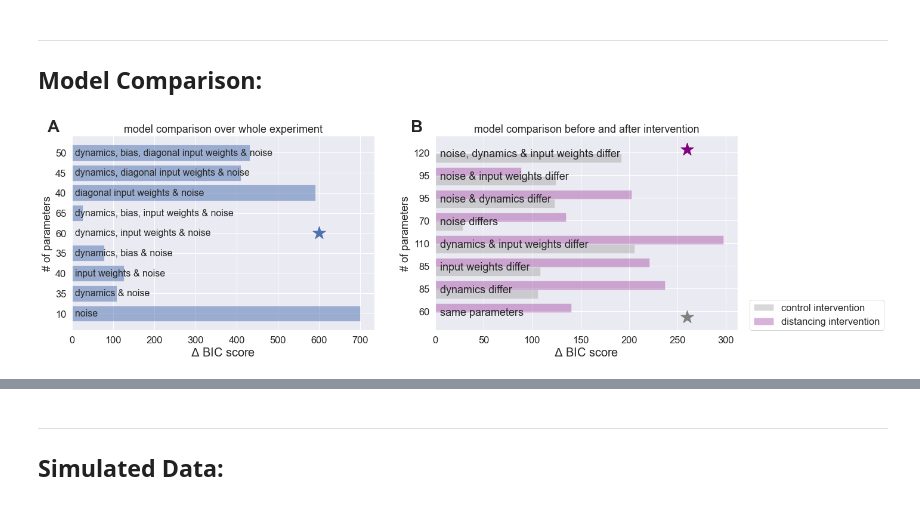
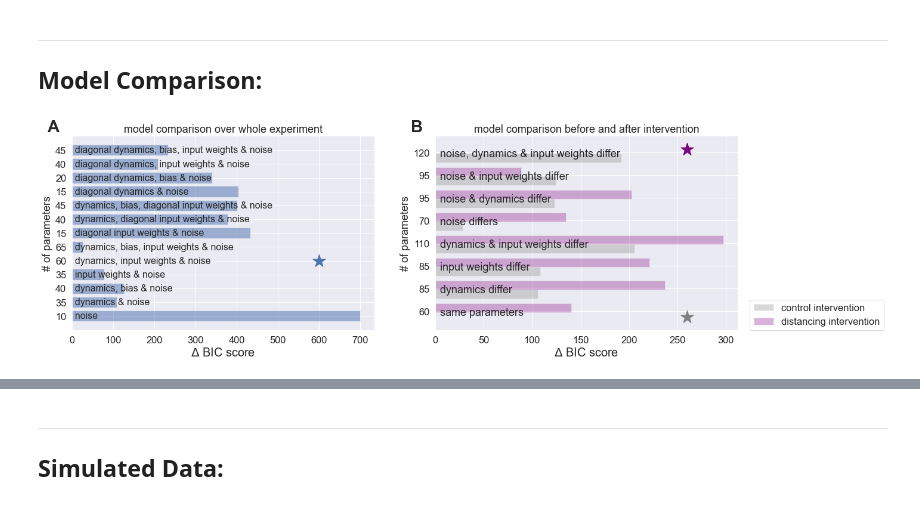
Before and after one commit to huyslab/emotioncon_public, a Jupyter notebook: analyses/paper_plots.ipynb, the cells around one changed output, grey strips where cells are left out. Saved outputs shown, nothing was run; the diff lists cells and outputs as text; code cells hidden in the pictures.

```diff
--- a/analyses/paper_plots.ipynb
+++ b/analyses/paper_plots.ipynb
@@ -24,7 +24,7 @@ aux = auxiliary.Auxiliary()
 mood_categories = ['disgusted', 'amused', 'calm', 'anxious', 'sad']  # Define the mood categories as a list
 group_label = ['control', 'distancing'] # Define the group label as a list
 filepath = '../'  # Specify the file path
-savefig = True
+savefig = False
 palette= {2: "plum", 3: "purple", 0: "lightgrey", 1: "grey"}
 # %%
 # Load data from a numpy file
@@ -58,15 +58,19 @@ Model Comparison:
 # Function to plot BIC scores for model comparison
 def bic_plot(fig,axs,plot_number):
 
-    fitting_labels = [['dynamics, bias, diagonal input weights & noise', \
-                      'dynamics, diagonal input weights & noise', \
-                      'diagonal input weights & noise', \
-                      'dynamics, bias, input weights & noise', \
-                      'dynamics, input weights & noise', \
-                      'dynamics, bias & noise', \
-                      'input weights & noise', \
-                      'dynamics & noise', \
-                      'noise'],
+    fitting_labels = [['diagonal dynamics, bias, input weights & noise', \
+                  'diagonal dynamics, input weights & noise', \
+                  'diagonal dynamics, bias & noise', \
+                  'diagonal dynamics & noise', \
+                  'dynamics, bias, diagonal input weights & noise', \
+                  'dynamics, diagonal input weights & noise', \
+                  'diagonal input weights & noise', \
+                  'dynamics, bias, input weights & noise', \
+                  'dynamics, input weights & noise', \
+                  'input weights & noise', \
+                  'dynamics, bias & noise', \
+                  'dynamics & noise', \
+                  'noise'],
                      ['noise, dynamics & input weights differ', \
                       'noise & input weights differ', \
                       'noise & dynamics differ', \
@@ -86,13 +90,13 @@ def bic_plot(fig,axs,plot_number):
     # calculate AIC and BIC
     Ndatapoints = np.prod(np.shape(mood_ratings)[:2])
     aic, bic = emo.AICBIC_calc(np.nanmean(ll_all_subjects,axis=1), Ndatapoints*np.ones(len(data[0]['ll'])), \
-                    np.array([10, 35, 40, 35, 60, 65, 40, 45, 50]))
+                    np.array([10, 35, 40, 35, 60, 65, 15, 40, 45, 15, 20, 40, 45]))
     bic_whole = bic
     b = axs[0].barh(np.arange(len(bic_whole)), np.squeeze(np.array(bic_whole - min(bic_whole))), \
                     align='center', alpha=0.5)
     axs[0].set_yticks(range(len(data[0]['ll'])))
     axs[0].set_yticks(range(len(fitting_labels[0])))
-    axs[0].set_yticklabels([10, 35, 40, 35, 60, 65, 40, 45, 50])
+    axs[0].set_yticklabels([10, 35, 40, 35, 60, 65, 15, 40, 45, 15, 20, 40, 45])
     axs[0].set_ylabel('# of parameters')
     axs[0].set_xlabel('$\Delta$ BIC score', fontsize=20);
     for bar, label in zip(axs[0].patches, fitting_labels[0][::-1]):
@@ -107,31 +111,31 @@ def bic_plot(fig,axs,plot_number):
     # loglikelihood
     ll_all_subjects = np.empty((len(data[0]['ll_split']),Nsj))
     for i in range(Nsj):
         ll_all_subjects[:,i] = data[i]['ll_split']
     width = 0.4
     for i in range(2):
         aic, bic = emo.AICBIC_calc(np.nanmean(ll_all_subjects[:,df['randomized_condition']==i],axis=1), \
                                    Ndatapoints*np.ones(len(data[0]['ll_split'])), \
                     np.array([60, 85, 85, 110, 70, 95, 95, 120]))
         b = axs[1].barh(np.arange(len(bic)) + i*width, np.squeeze(np.array(bic - min(bic))), width, \
                 align='center', alpha=0.3, label=condition_label[i], color=palette[1+(i*2)])
         axs[1].scatter(260, np.where(np.squeeze(np.array(bic - min(bic)))==0)[0]+i*width, \
                    marker = '*', s=500, color=b.patches[0].get_facecolor()[:-1])
     axs[1].set_xlabel('$\Delta$ BIC score', fontsize=20);
     axs[1].set_title('model comparison before and after intervention')
     axs[1].set_yticks(np.arange(len(fitting_labels[1]))+0.25)
     axs[1].set_yticklabels([60, 85, 85, 110, 70, 95, 95, 120])
     axs[1].set_ylabel('# of parameters')
     axs[1].set_xlabel('$\Delta$ BIC score', fontsize=20);
     for bar, label in zip(axs[1].patches, fitting_labels[1][::-1]):
         axs[1].text(5, bar.get_y()+bar.get_height()/2 + width/2, label, ha = 'left', va = 'center', size=18)
     axs[1].legend(loc=[1.04,0]);
     axs[1].text(-0.08, 1.02, plot_number[1], transform=axs[1].transAxes, weight='bold', size=28)
 
 fig, axs = plt.subplots(1,2, figsize=(20, 6))
 sns.set(style='white', font_scale=1.5)
 bic_plot(fig, axs, ['A', 'B'])
 if savefig:
     plt.savefig(filepath + 'results/figures/bic_groups.png', bbox_inches='tight')
 # %% [output]
-[figure, old version]
+[figure, new version]
```
Also changed, not shown: parts of 6 cells of this notebook, 5 other files.
